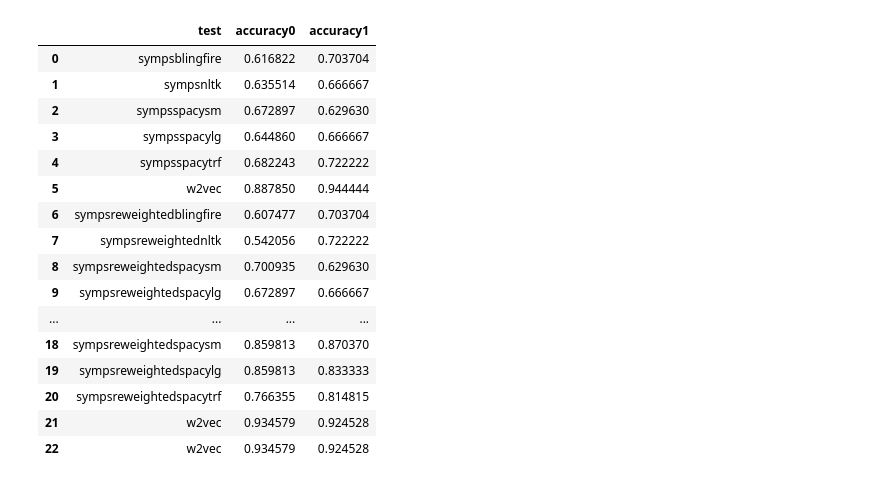
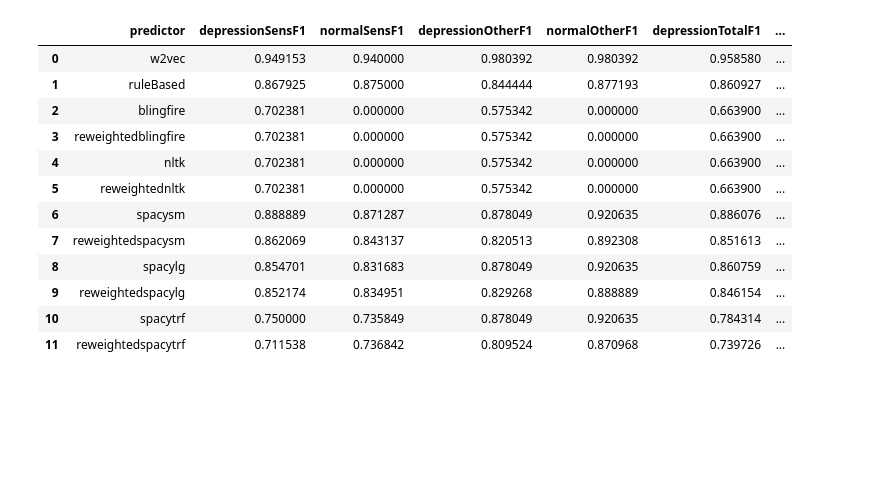
Before and after one commit to BramJanssen22/EMDD, a Jupyter notebook: D-vlog Result analysis/resultanalysis.ipynb, the cells around one changed output. Saved outputs shown, nothing was run; the diff lists cells and outputs as text; code cells hidden in the pictures; blank space fills up the shorter version.

Commit message:
addition of rule based predictor and changes to results gathering and analysis

```diff
--- a/D-vlog Result analysis/resultanalysis.ipynb
+++ b/D-vlog Result analysis/resultanalysis.ipynb
@@ -1,24 +1,20 @@
 # %%
 import pandas as pd
 
-df = pd.read_csv('../data/testresults.csv')
+df = pd.read_csv('../data/results/testresults.csv')
 
-df[['test','accuracy0','accuracy1']]
+df[['predictor','depressionSensF1','normalSensF1','depressionOtherF1','normalOtherF1','depressionTotalF1','normalTotalF1','equalAccuracy']]
 # %% [output]
-|  | test | accuracy0 | accuracy1 |
-| 0 | sympsblingfire | 0.616822 | 0.703704 |
-| 1 | sympsnltk | 0.635514 | 0.666667 |
-| 2 | sympsspacysm | 0.672897 | 0.629630 |
-| 3 | sympsspacylg | 0.644860 | 0.666667 |
-| 4 | sympsspacytrf | 0.682243 | 0.722222 |
-| 5 | w2vec | 0.887850 | 0.944444 |
-| 6 | sympsreweightedblingfire | 0.607477 | 0.703704 |
-| 7 | sympsreweightednltk | 0.542056 | 0.722222 |
-| 8 | sympsreweightedspacysm | 0.700935 | 0.629630 |
-| 9 | sympsreweightedspacylg | 0.672897 | 0.666667 |
-| ... | ... | ... | ... |
-| 18 | sympsreweightedspacysm | 0.859813 | 0.870370 |
-| 19 | sympsreweightedspacylg | 0.859813 | 0.833333 |
-| 20 | sympsreweightedspacytrf | 0.766355 | 0.814815 |
-| 21 | w2vec | 0.934579 | 0.924528 |
-| 22 | w2vec | 0.934579 | 0.924528 |
+|  | predictor | depressionSensF1 | normalSensF1 | depressionOtherF1 | normalOtherF1 | depressionTotalF1 | ... |
+| 0 | w2vec | 0.949153 | 0.940000 | 0.980392 | 0.980392 | 0.958580 | ... |
+| 1 | ruleBased | 0.867925 | 0.875000 | 0.844444 | 0.877193 | 0.860927 | ... |
+| 2 | blingfire | 0.702381 | 0.000000 | 0.575342 | 0.000000 | 0.663900 | ... |
+| 3 | reweightedblingfire | 0.702381 | 0.000000 | 0.575342 | 0.000000 | 0.663900 | ... |
+| 4 | nltk | 0.702381 | 0.000000 | 0.575342 | 0.000000 | 0.663900 | ... |
+| 5 | reweightednltk | 0.702381 | 0.000000 | 0.575342 | 0.000000 | 0.663900 | ... |
+| 6 | spacysm | 0.888889 | 0.871287 | 0.878049 | 0.920635 | 0.886076 | ... |
+| 7 | reweightedspacysm | 0.862069 | 0.843137 | 0.820513 | 0.892308 | 0.851613 | ... |
+| 8 | spacylg | 0.854701 | 0.831683 | 0.878049 | 0.920635 | 0.860759 | ... |
+| 9 | reweightedspacylg | 0.852174 | 0.834951 | 0.829268 | 0.888889 | 0.846154 | ... |
+| 10 | spacytrf | 0.750000 | 0.735849 | 0.878049 | 0.920635 | 0.784314 | ... |
+| 11 | reweightedspacytrf | 0.711538 | 0.736842 | 0.809524 | 0.870968 | 0.739726 | ... |
```
Also changed, not shown: 5 other files.
